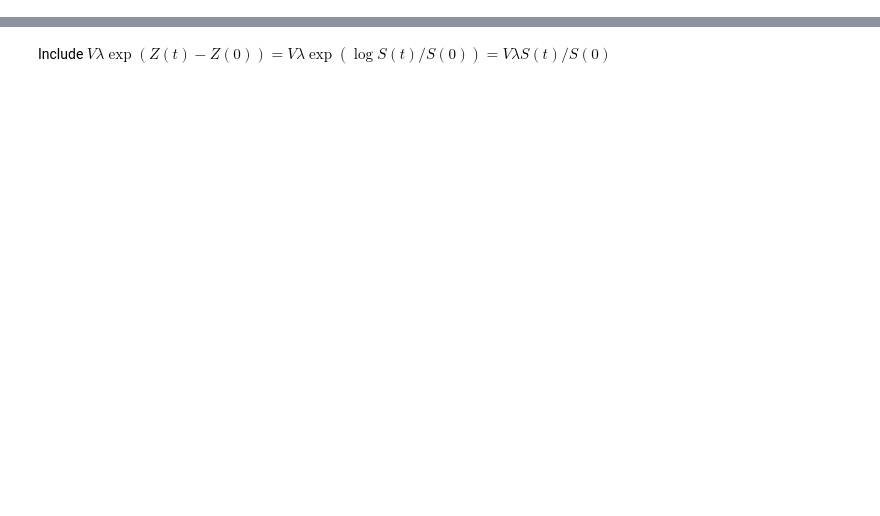
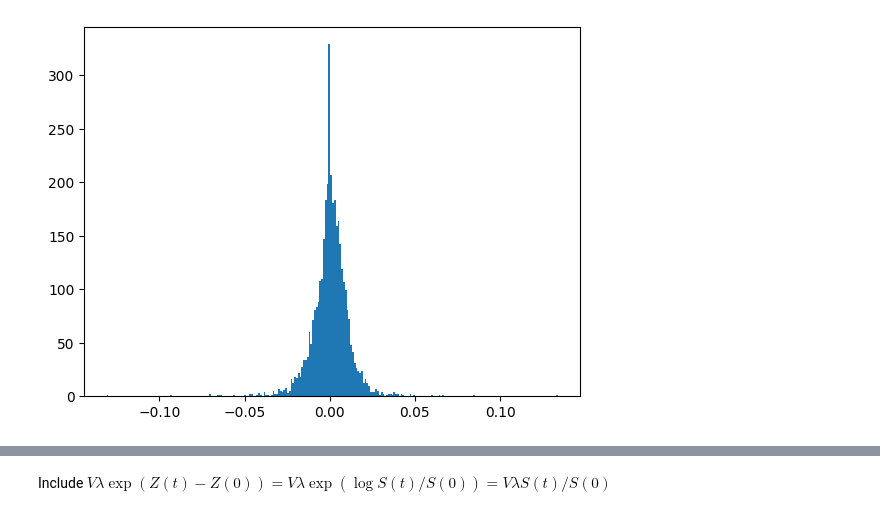
Before and after one commit to DaanZunnenberg/RiskFunctions, a Jupyter notebook: Assignment_1/Updated_version/QFRM_Assignment1.ipynb, the cells around one changed output, grey strips where cells are left out. Cells and saved outputs as stored; diff of their text form; code cells hidden in the pictures; blank space fills up the shorter version.

```diff
--- a/Assignment_1/Updated_version/QFRM_Assignment1.ipynb
+++ b/Assignment_1/Updated_version/QFRM_Assignment1.ipynb
@@ -18,0 +68,3 @@ from typing import Any, Callable
+# %%
+weights = [.2, .4, .1, .2, .0, .1]
+data.head()
@@ -18,0 +457,5 @@ from typing import Any, Callable
+# %%
+plt.hist(log_data.diff() @ weights, bins = 250)
+plt.show()
+# %% [output]
+[figure, added]
```
Also changed, not shown: parts of 42 cells of this notebook.
